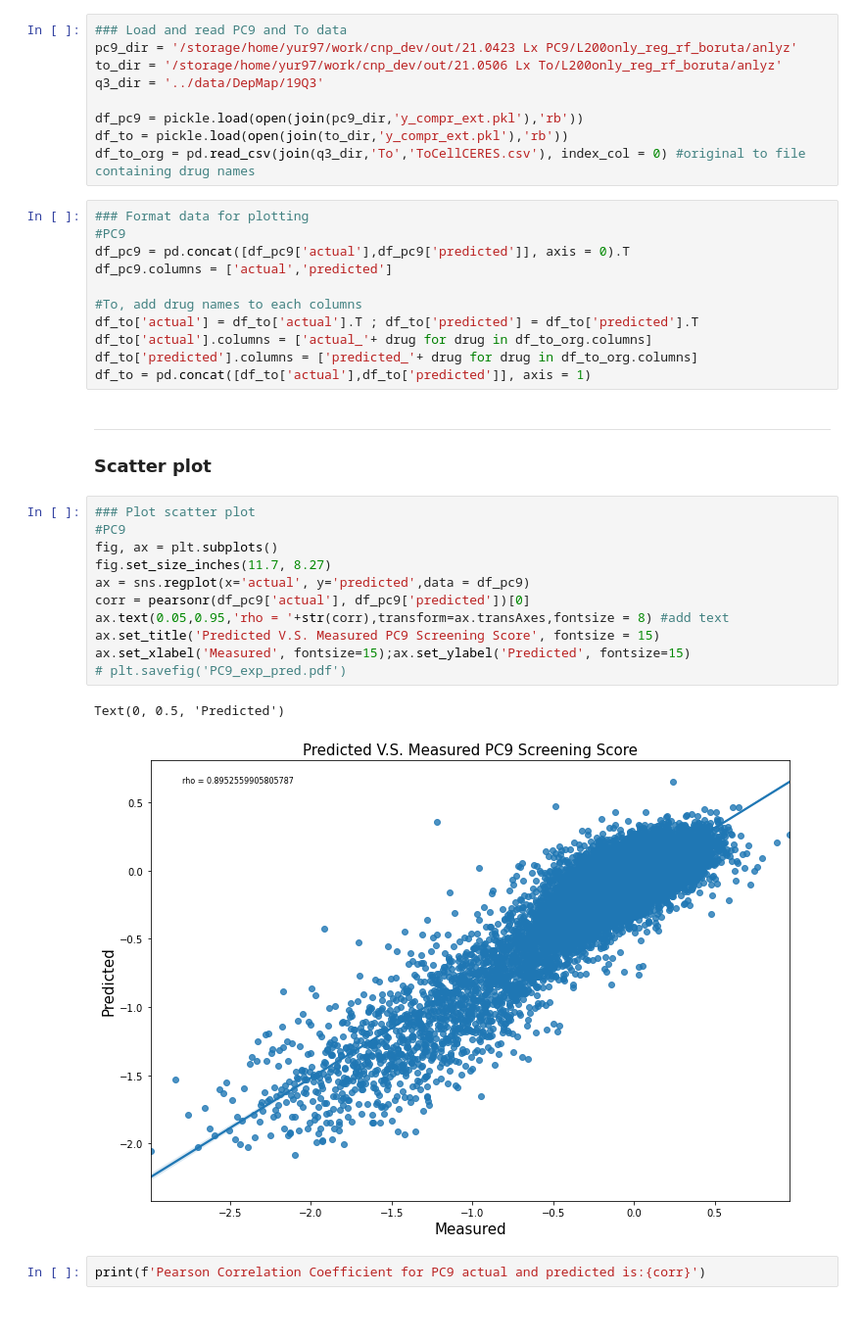
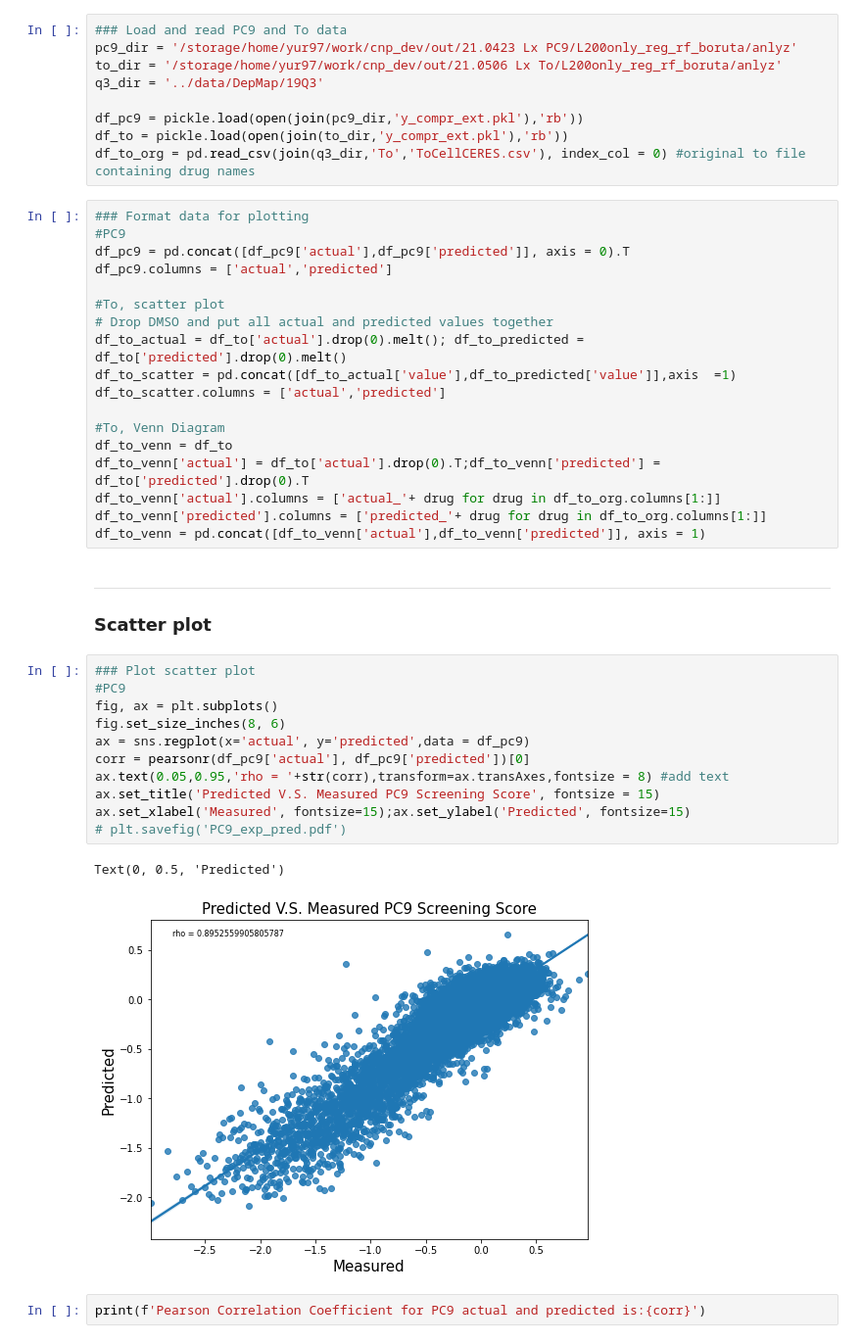
Before and after one commit to pritchardlabatpsu/cga_app, a Jupyter notebook: notebooks/R9-external_corr_venn_plot-YR.ipynb, the cells around one changed output. Shown at 98% size. Saved outputs shown, nothing was run; the diff lists cells and outputs as text; blank space fills up the shorter version.

```diff
--- a/notebooks/R9-external_corr_venn_plot-YR.ipynb
+++ b/notebooks/R9-external_corr_venn_plot-YR.ipynb
@@ -24,28 +25,35 @@ df_to_org = pd.read_csv(join(q3_dir,'To','ToCellCERES.csv'), index_col = 0) #ori
 df_pc9 = pd.concat([df_pc9['actual'],df_pc9['predicted']], axis = 0).T
 df_pc9.columns = ['actual','predicted']
 
-#To, add drug names to each columns
-df_to['actual'] = df_to['actual'].T ; df_to['predicted'] = df_to['predicted'].T
-df_to['actual'].columns = ['actual_'+ drug for drug in df_to_org.columns]
-df_to['predicted'].columns = ['predicted_'+ drug for drug in df_to_org.columns]
-df_to = pd.concat([df_to['actual'],df_to['predicted']], axis = 1)
+#To, scatter plot
+# Drop DMSO and put all actual and predicted values together
+df_to_actual = df_to['actual'].drop(0).melt(); df_to_predicted = df_to['predicted'].drop(0).melt()
+df_to_scatter = pd.concat([df_to_actual['value'],df_to_predicted['value']],axis  =1)
+df_to_scatter.columns = ['actual','predicted']
+
+#To, Venn Diagram
+df_to_venn = df_to
+df_to_venn['actual'] = df_to['actual'].drop(0).T;df_to_venn['predicted'] = df_to['predicted'].drop(0).T
+df_to_venn['actual'].columns = ['actual_'+ drug for drug in df_to_org.columns[1:]]
+df_to_venn['predicted'].columns = ['predicted_'+ drug for drug in df_to_org.columns[1:]]
+df_to_venn = pd.concat([df_to_venn['actual'],df_to_venn['predicted']], axis = 1)
 # %% [markdown]
 ***
 ### Scatter plot
 # %%
 ### Plot scatter plot
 #PC9
 fig, ax = plt.subplots()
-fig.set_size_inches(11.7, 8.27)
+fig.set_size_inches(8, 6)
 ax = sns.regplot(x='actual', y='predicted',data = df_pc9)
 corr = pearsonr(df_pc9['actual'], df_pc9['predicted'])[0]
 ax.text(0.05,0.95,'rho = '+str(corr),transform=ax.transAxes,fontsize = 8) #add text
 ax.set_title('Predicted V.S. Measured PC9 Screening Score', fontsize = 15)
 ax.set_xlabel('Measured', fontsize=15);ax.set_ylabel('Predicted', fontsize=15)
 # plt.savefig('PC9_exp_pred.pdf')
 # %% [output]
 Text(0, 0.5, 'Predicted')
-[figure, old version]
+[figure, new version]
 # %%
 print(f'Pearson Correlation Coefficient for PC9 actual and predicted is:{corr}')
 # %% [output]
```
Also changed, not shown: parts of 12 cells of this notebook.
